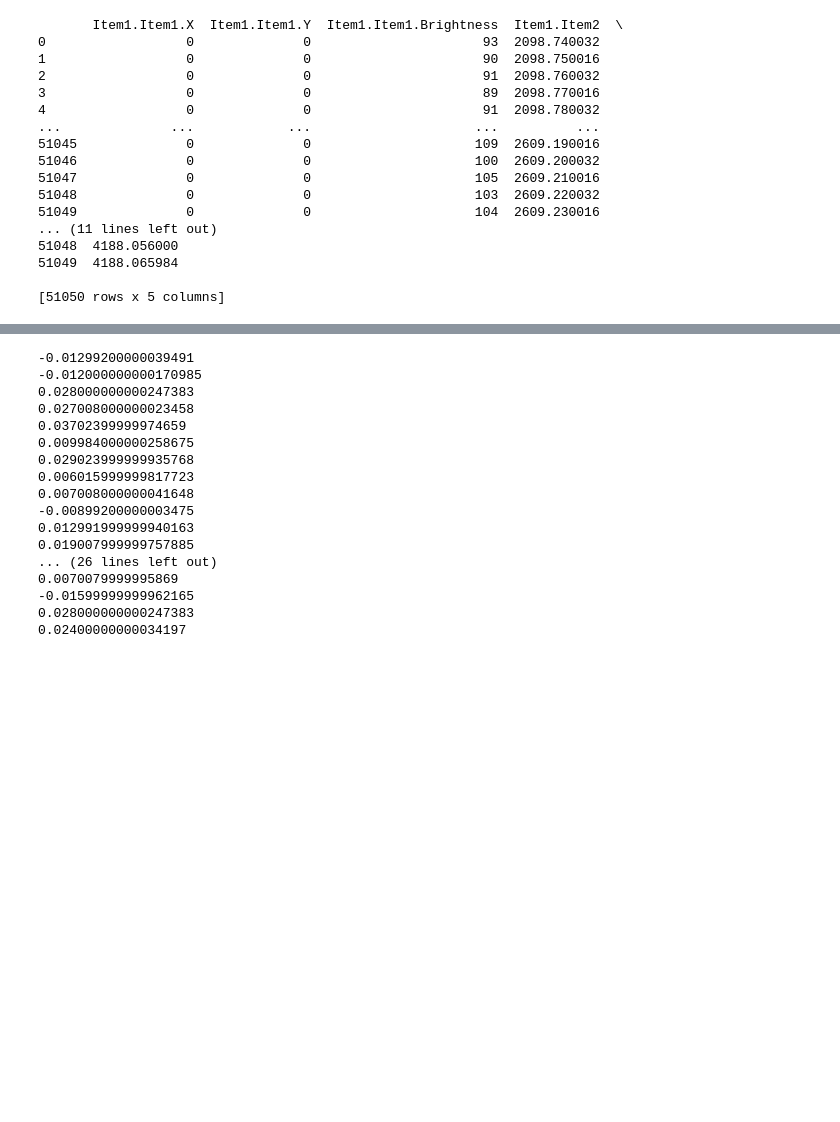
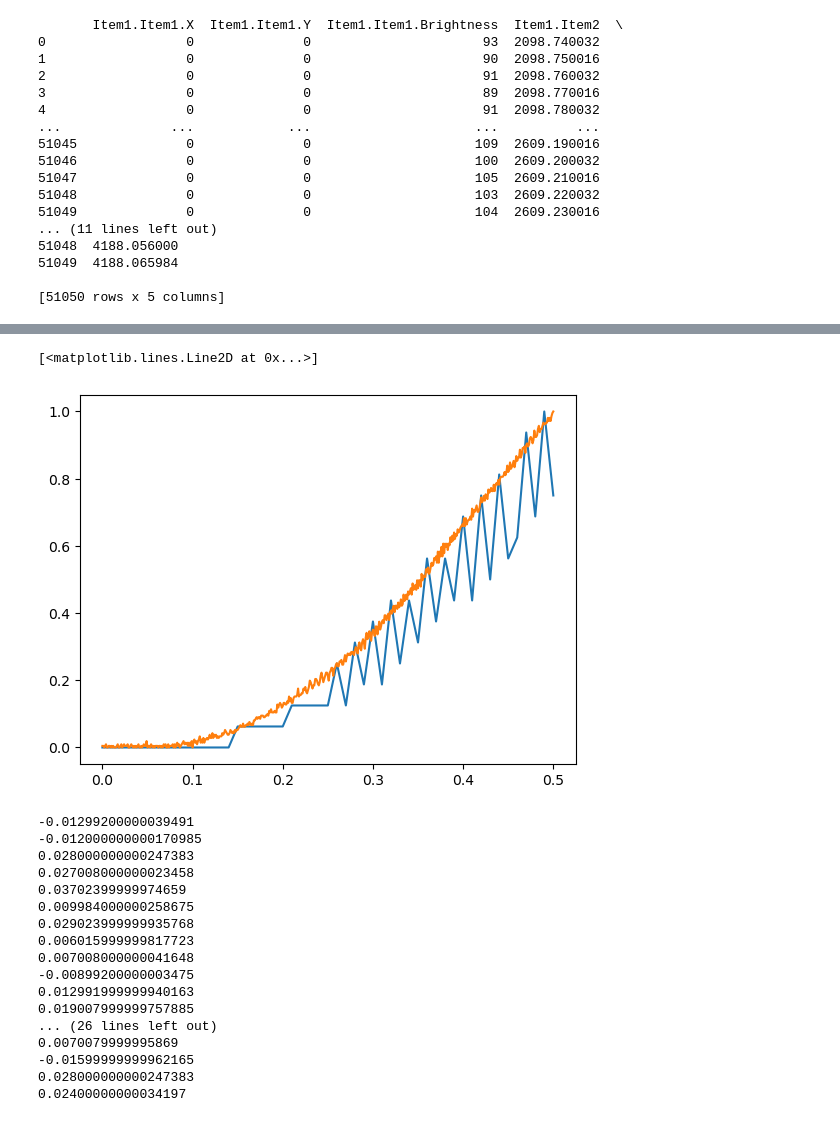
Before and after one commit to neurogears/vestibular-vr, a Jupyter notebook: Benchmarks/DistanceBenchmark2/analysis.ipynb, the cells around one changed output, grey strips where cells are left out. Cells and saved outputs as stored; diff of their text form; code cells hidden in the pictures; blank space fills up the shorter version.

Commit message:
Preview plots for rise time

```diff
--- a/Benchmarks/DistanceBenchmark2/analysis.ipynb
+++ b/Benchmarks/DistanceBenchmark2/analysis.ipynb
@@ -147,3 +147,29 @@ plt.plot(np.unique(distances), pos_error)
+# %%
+### Latencies between optical measurement and servo feedback
+
+# get start times leading up to each trial
+optical_start_times = np.array(optical_timebase[trial_on_times] - 0.2)
+
+# example plots
+index = 0
+time_window = 0.5 # time window in s
+
+optical_window_index = np.where((optical_timebase >= optical_start_times[index]) & (optical_timebase <= (optical_start_times[index] + time_window)))
+optical_window_timebase = np.array(optical_timebase)[optical_window_index] - (np.array(optical_timebase)[optical_window_index])[0]
+optical_window_motion = np.abs(np.array(optical_motion)[optical_window_index])
+o_norm = (optical_window_motion - np.min(optical_window_motion)) / (np.max(optical_window_motion) - np.min(optical_window_motion))
+
+servo_window_index = np.where((servo_timebase >= optical_start_times[index]) & (servo_timebase <= (optical_start_times[index] + time_window)))
+servo_window_timebase = np.array(servo_timebase)[servo_window_index] - (np.array(servo_timebase)[servo_window_index])[0]
+servo_window_motion = np.abs(np.array(servo_motion)[servo_window_index])
+s_norm = (servo_window_motion - np.min(servo_window_motion)) / (np.max(servo_window_motion) - np.min(servo_window_motion))
+
+plt.figure()
+plt.plot(optical_window_timebase, o_norm)
+plt.plot(servo_window_timebase, s_norm)
+# %% [output]
+[<matplotlib.lines.Line2D at 0x...>]
+[figure, added]
 # %%
 ### Latencies between optical measurement and servo feedback
 plt.figure()
```
Also changed, not shown: parts of 5 cells of this notebook.
